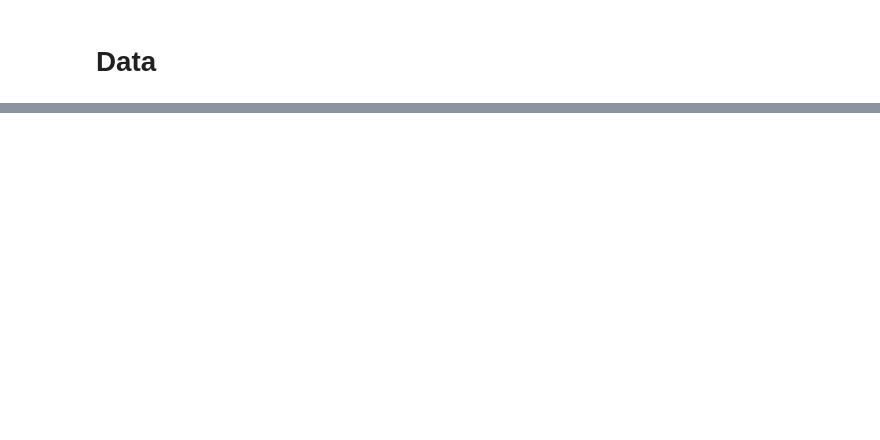
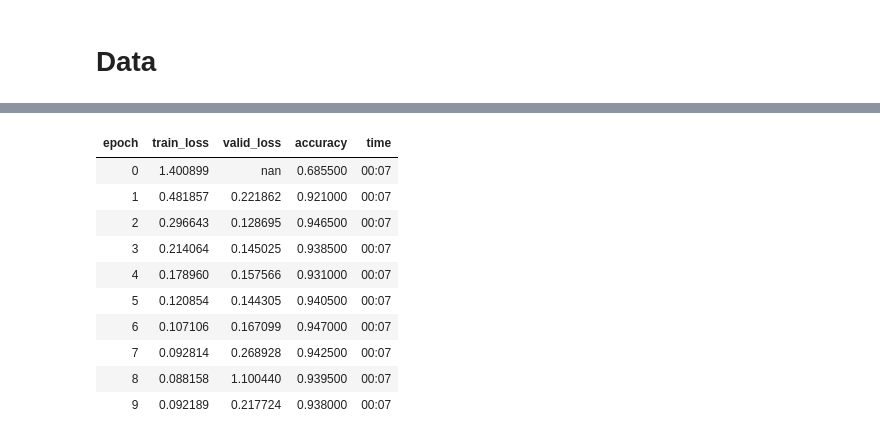
Before and after one commit to renato145/pucp_bootcamp_202401, a Jupyter notebook: nbs/03_language_models.ipynb, the cells around one changed output, grey strips where cells are left out. Cells and saved outputs as stored; diff of their text form; code cells hidden in the pictures; blank space fills up the shorter version.

```diff
--- a/nbs/03_language_models.ipynb
+++ b/nbs/03_language_models.ipynb
@@ -89,0 +120,2 @@ for _ in range(samples):
+# %%
+dls = TextDataLoaders.from_df(df.to_pandas(), text_col='text', label_col='label_name', valid_col='is_valid')
@@ -89,0 +133,2 @@ for _ in range(samples):
+# %%
+learn = text_classifier_learner(dls, AWD_LSTM, metrics=accuracy).to_fp16()
@@ -89,0 +155,2 @@ for _ in range(samples):
+# %%
+learn.load_encoder('lm_encoder')
@@ -89,0 +161,2 @@ for _ in range(samples):
+# %%
+learn.fit_one_cycle(5, 2e-2)
@@ -89,0 +172,14 @@ for _ in range(samples):
+# %%
+learn.fit_one_cycle(10, 1e-3)
+# %% [output]
+| epoch | train_loss | valid_loss | accuracy | time |
+| 0 | 1.400899 | nan | 0.685500 | 00:07 |
+| 1 | 0.481857 | 0.221862 | 0.921000 | 00:07 |
+| 2 | 0.296643 | 0.128695 | 0.946500 | 00:07 |
+| 3 | 0.214064 | 0.145025 | 0.938500 | 00:07 |
+| 4 | 0.178960 | 0.157566 | 0.931000 | 00:07 |
+| 5 | 0.120854 | 0.144305 | 0.940500 | 00:07 |
+| 6 | 0.107106 | 0.167099 | 0.947000 | 00:07 |
+| 7 | 0.092814 | 0.268928 | 0.942500 | 00:07 |
+| 8 | 0.088158 | 1.100440 | 0.939500 | 00:07 |
+| 9 | 0.092189 | 0.217724 | 0.938000 | 00:07 |
```
Also changed, not shown: parts of 30 cells of this notebook, 6 other files.
